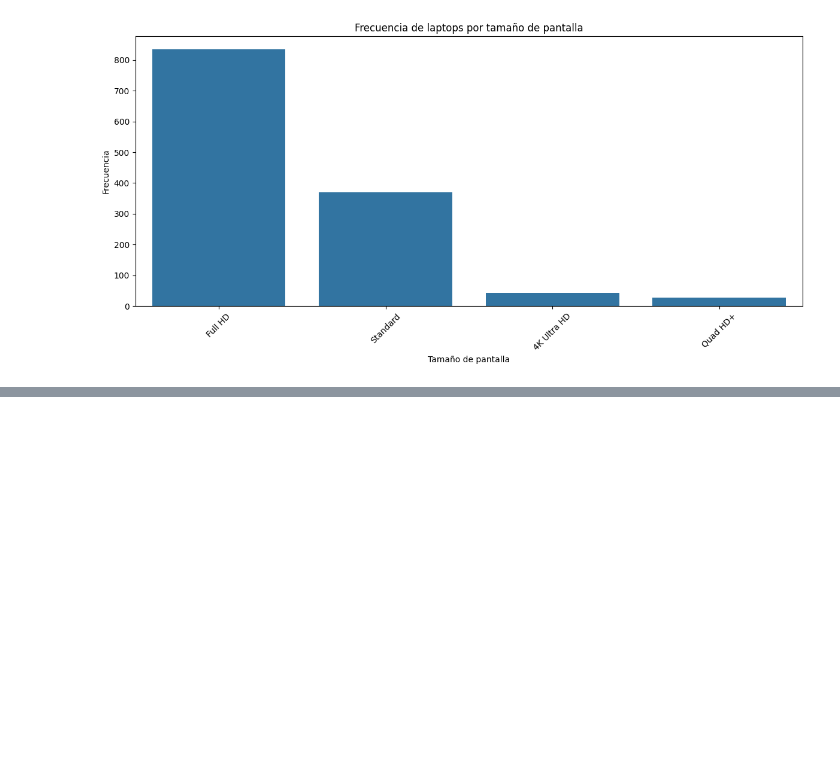
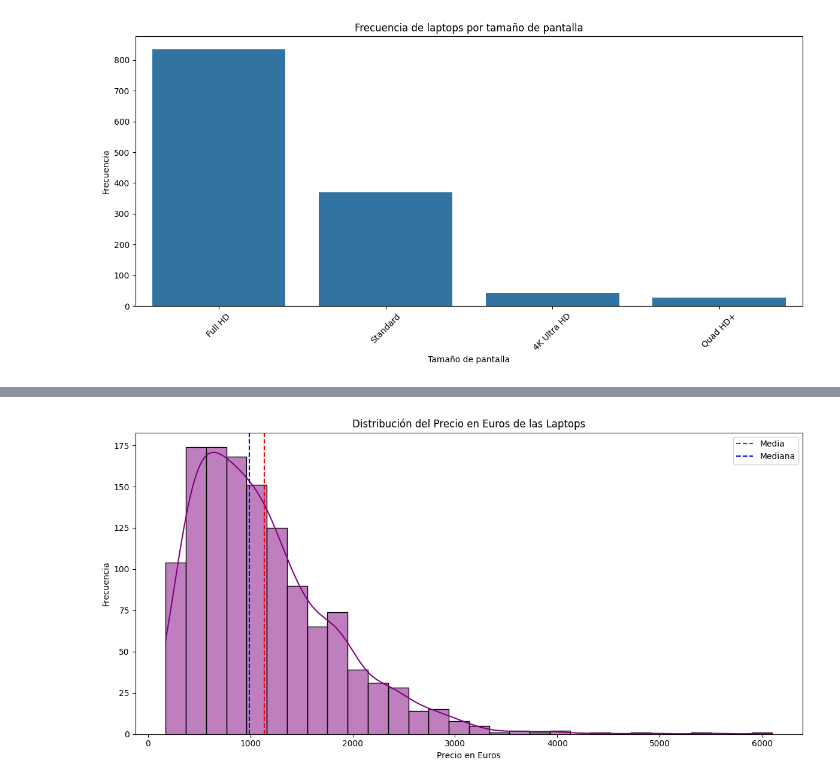
Before and after one commit to JuanLopezAranzazu/proyecto2-3-ciencia-datos, a Jupyter notebook: notebooks/descriptive_analysis.ipynb, the cells around one changed output, grey strips where cells are left out. Cells and saved outputs as stored; diff of their text form; code cells hidden in the pictures; blank space fills up the shorter version.

```diff
--- a/notebooks/descriptive_analysis.ipynb
+++ b/notebooks/descriptive_analysis.ipynb
@@ -275,0 +303,14 @@ plt.show()
+# %%
+# Distribución del precio en euros de las laptops
+plt.figure(figsize=(12, 6))
+sns.histplot(df['Price_euros'], bins=30, kde=True, color='purple')
+plt.title('Distribución del Precio en Euros de las Laptops')
+plt.xlabel('Precio en Euros')
+plt.ylabel('Frecuencia')
+plt.axvline(df['Price_euros'].mean(), color='red', linestyle='--', label='Media')
+plt.axvline(df['Price_euros'].median(), color='blue', linestyle='--', label='Mediana')
+plt.legend()
+plt.tight_layout()
+plt.show()
+# %% [output]
+[figure, added]
```
Also changed, not shown: parts of 9 cells of this notebook, 4 other files.
